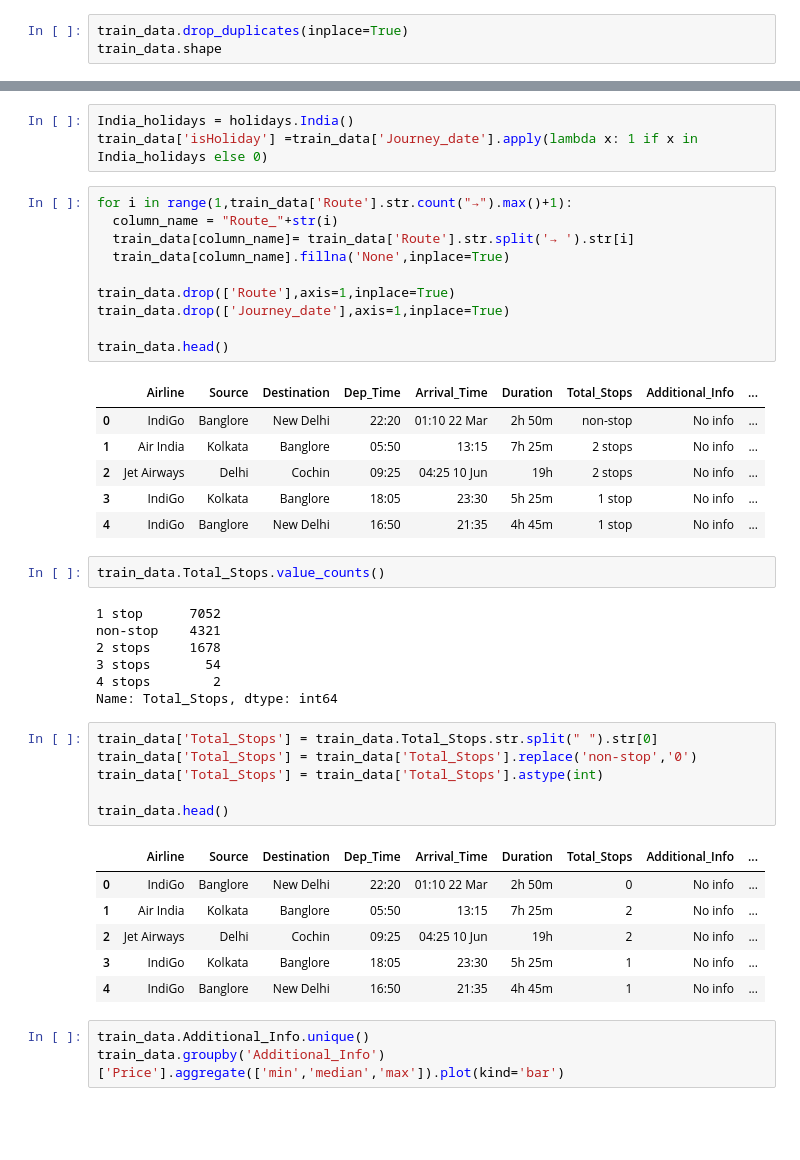
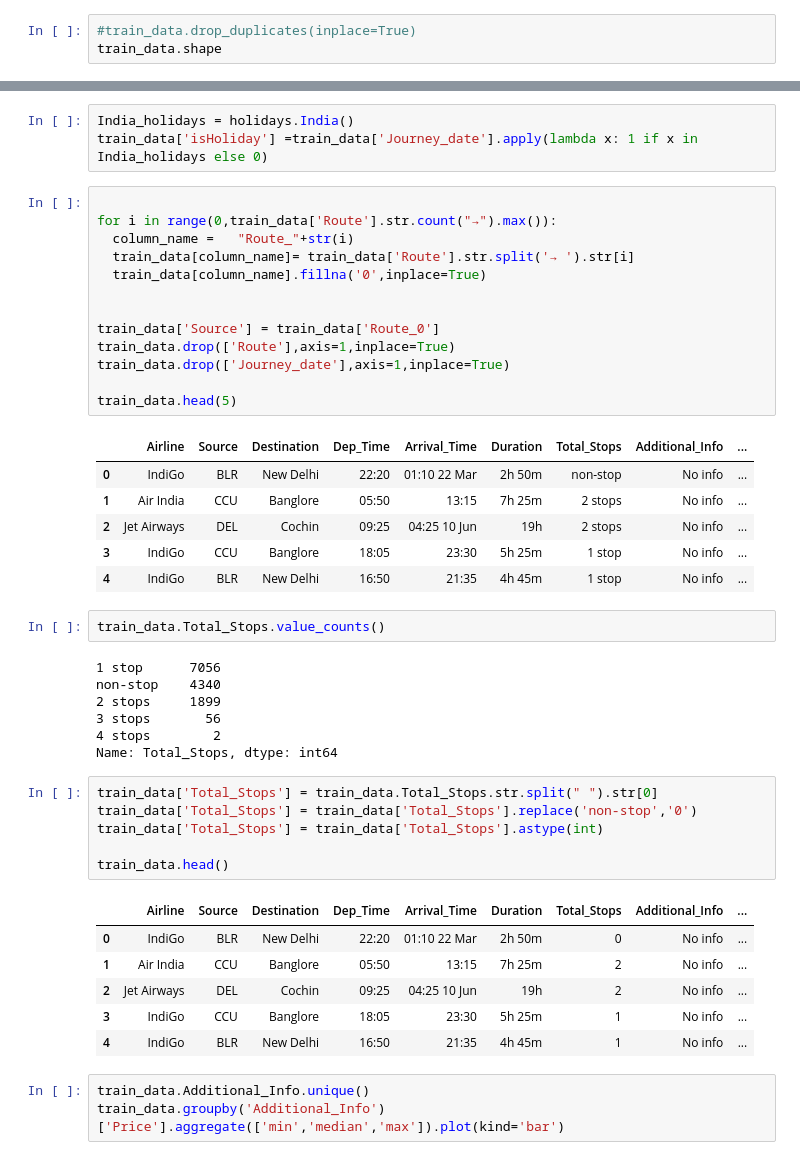
Before and after one commit to venkatesh-manikumar/Datascience-Assignments, a Jupyter notebook: Predict_The_Flight_Ticket_Price_Hackathon.ipynb, the cells around one changed output, grey strips where cells are left out. Drawn from its saved outputs; the diff is of its cells as text; blank space fills up the shorter version.

```diff
--- a/Predict_The_Flight_Ticket_Price_Hackathon.ipynb
+++ b/Predict_The_Flight_Ticket_Price_Hackathon.ipynb
@@ -37,6 +37,6 @@ Additional_Info     object
 Price              float64
 dtype: object
 # %%
-train_data.drop_duplicates(inplace=True)
+#train_data.drop_duplicates(inplace=True)
 train_data.shape
 # %% [output]
@@ -137,29 +137,32 @@ train_data.head(5)
 India_holidays = holidays.India()
 train_data['isHoliday'] =train_data['Journey_date'].apply(lambda x: 1 if x in India_holidays else 0)
 # %%
-for i in range(1,train_data['Route'].str.count("→").max()+1):
-  column_name = "Route_"+str(i)
+
+for i in range(0,train_data['Route'].str.count("→").max()):
+  column_name =   "Route_"+str(i)
   train_data[column_name]= train_data['Route'].str.split('→ ').str[i]
-  train_data[column_name].fillna('None',inplace=True)
+  train_data[column_name].fillna('0',inplace=True)
 
+
+train_data['Source'] = train_data['Route_0']
 train_data.drop(['Route'],axis=1,inplace=True)
 train_data.drop(['Journey_date'],axis=1,inplace=True)
 
-train_data.head()
+train_data.head(5)
 # %% [output]
 |  | Airline | Source | Destination | Dep_Time | Arrival_Time | Duration | Total_Stops | Additional_Info | ... |
-| 0 | IndiGo | Banglore | New Delhi | 22:20 | 01:10 22 Mar | 2h 50m | non-stop | No info | ... |
-| 1 | Air India | Kolkata | Banglore | 05:50 | 13:15 | 7h 25m | 2 stops | No info | ... |
-| 2 | Jet Airways | Delhi | Cochin | 09:25 | 04:25 10 Jun | 19h | 2 stops | No info | ... |
-| 3 | IndiGo | Kolkata | Banglore | 18:05 | 23:30 | 5h 25m | 1 stop | No info | ... |
-| 4 | IndiGo | Banglore | New Delhi | 16:50 | 21:35 | 4h 45m | 1 stop | No info | ... |
+| 0 | IndiGo | BLR | New Delhi | 22:20 | 01:10 22 Mar | 2h 50m | non-stop | No info | ... |
+| 1 | Air India | CCU | Banglore | 05:50 | 13:15 | 7h 25m | 2 stops | No info | ... |
+| 2 | Jet Airways | DEL | Cochin | 09:25 | 04:25 10 Jun | 19h | 2 stops | No info | ... |
+| 3 | IndiGo | CCU | Banglore | 18:05 | 23:30 | 5h 25m | 1 stop | No info | ... |
+| 4 | IndiGo | BLR | New Delhi | 16:50 | 21:35 | 4h 45m | 1 stop | No info | ... |
 # %%
 train_data.Total_Stops.value_counts()
 # %% [output]
-1 stop      7052
-non-stop    4321
-2 stops     1678
-3 stops       54
+1 stop      7056
+non-stop    4340
+2 stops     1899
+3 stops       56
 4 stops        2
 Name: Total_Stops, dtype: int64
 # %%
@@ -170,11 +173,11 @@ train_data['Total_Stops'] = train_data['Total_Stops'].astype(int)
 train_data.head()
 # %% [output]
 |  | Airline | Source | Destination | Dep_Time | Arrival_Time | Duration | Total_Stops | Additional_Info | ... |
-| 0 | IndiGo | Banglore | New Delhi | 22:20 | 01:10 22 Mar | 2h 50m | 0 | No info | ... |
-| 1 | Air India | Kolkata | Banglore | 05:50 | 13:15 | 7h 25m | 2 | No info | ... |
-| 2 | Jet Airways | Delhi | Cochin | 09:25 | 04:25 10 Jun | 19h | 2 | No info | ... |
-| 3 | IndiGo | Kolkata | Banglore | 18:05 | 23:30 | 5h 25m | 1 | No info | ... |
-| 4 | IndiGo | Banglore | New Delhi | 16:50 | 21:35 | 4h 45m | 1 | No info | ... |
+| 0 | IndiGo | BLR | New Delhi | 22:20 | 01:10 22 Mar | 2h 50m | 0 | No info | ... |
+| 1 | Air India | CCU | Banglore | 05:50 | 13:15 | 7h 25m | 2 | No info | ... |
+| 2 | Jet Airways | DEL | Cochin | 09:25 | 04:25 10 Jun | 19h | 2 | No info | ... |
+| 3 | IndiGo | CCU | Banglore | 18:05 | 23:30 | 5h 25m | 1 | No info | ... |
+| 4 | IndiGo | BLR | New Delhi | 16:50 | 21:35 | 4h 45m | 1 | No info | ... |
 # %%
 train_data.Additional_Info.unique()
 train_data.groupby('Additional_Info')['Price'].aggregate(['min','median','max']).plot(kind='bar')
```
Also changed, not shown: parts of 18 cells of this notebook.
